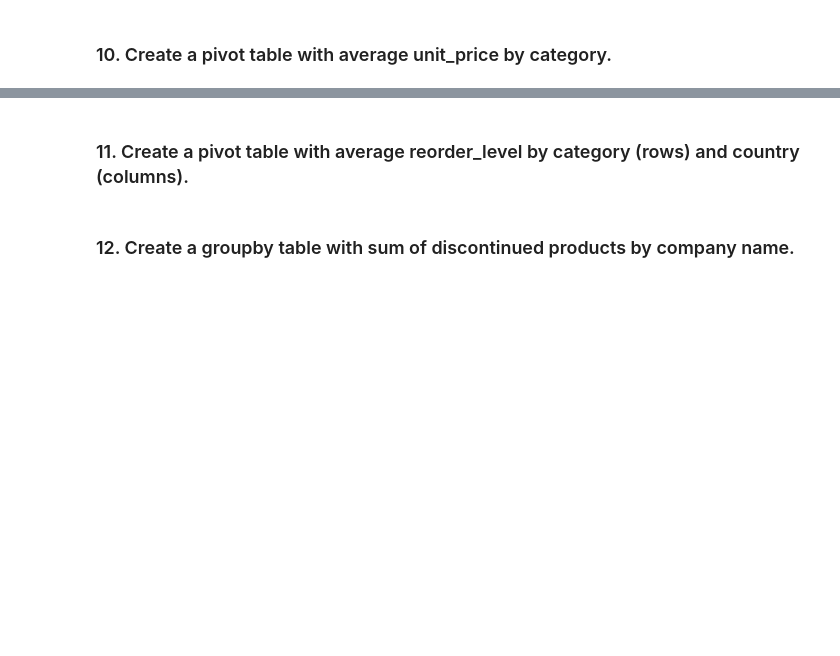
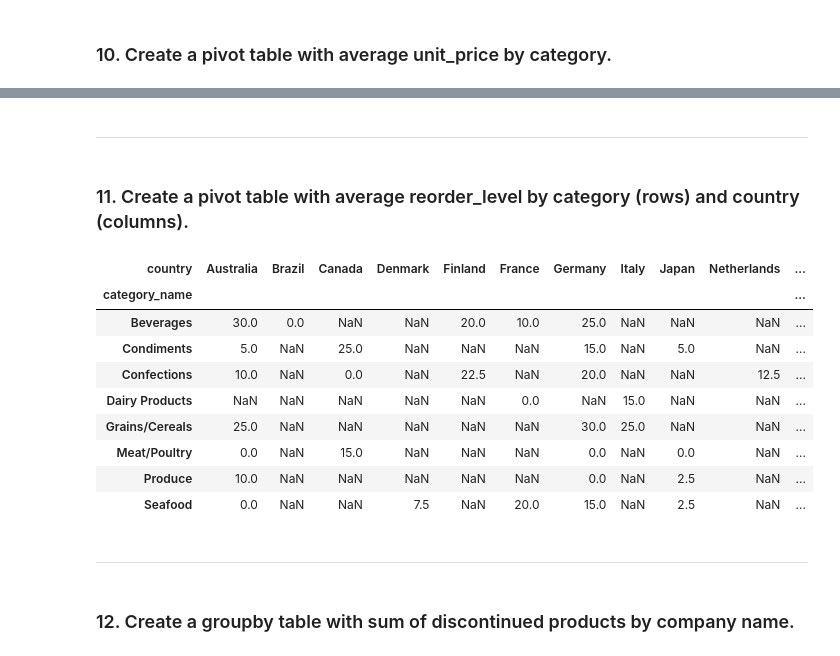
Before and after one commit to valeriemagalong/Val-Practices-Python, a Jupyter notebook: Northwind_Pandas/Pandas_Practice_Northwind_Data.ipynb, the cells around one changed output, grey strips where cells are left out. Cells and saved outputs as stored; diff of their text form; code cells hidden in the pictures; blank space fills up the shorter version.

```diff
--- a/Northwind_Pandas/Pandas_Practice_Northwind_Data.ipynb
+++ b/Northwind_Pandas/Pandas_Practice_Northwind_Data.ipynb
@@ -195,5 +224,23 @@ Index(['product_id', 'product_name', 'quantity_per_unit', 'unit_price',
+# %% [markdown]
+---
 # %% [markdown]
 ### 11. Create a pivot table with average reorder_level  by category (rows) and country (columns).
+# %%
+# Default aggregate function for the pivot_table method is mean
+nw_df_transformed_3.pivot_table('reorder_level', index = 'category_name', columns = 'country')
+# %% [output]
+| country | Australia | Brazil | Canada | Denmark | Finland | France | Germany | Italy | Japan | Netherlands | ... |
+| category_name |  |  |  |  |  |  |  |  |  |  | ... |
+| Beverages | 30.0 | 0.0 | NaN | NaN | 20.0 | 10.0 | 25.0 | NaN | NaN | NaN | ... |
+| Condiments | 5.0 | NaN | 25.0 | NaN | NaN | NaN | 15.0 | NaN | 5.0 | NaN | ... |
+| Confections | 10.0 | NaN | 0.0 | NaN | 22.5 | NaN | 20.0 | NaN | NaN | 12.5 | ... |
+| Dairy Products | NaN | NaN | NaN | NaN | NaN | 0.0 | NaN | 15.0 | NaN | NaN | ... |
+| Grains/Cereals | 25.0 | NaN | NaN | NaN | NaN | NaN | 30.0 | 25.0 | NaN | NaN | ... |
+| Meat/Poultry | 0.0 | NaN | 15.0 | NaN | NaN | NaN | 0.0 | NaN | 0.0 | NaN | ... |
+| Produce | 10.0 | NaN | NaN | NaN | NaN | NaN | 0.0 | NaN | 2.5 | NaN | ... |
+| Seafood | 0.0 | NaN | NaN | 7.5 | NaN | 20.0 | 15.0 | NaN | 2.5 | NaN | ... |
+# %% [markdown]
+---
 # %% [markdown]
 ### 12. Create a groupby table with sum of discontinued products by company name.
 # %% [markdown]
```
Also changed, not shown: parts of 3 cells of this notebook.
